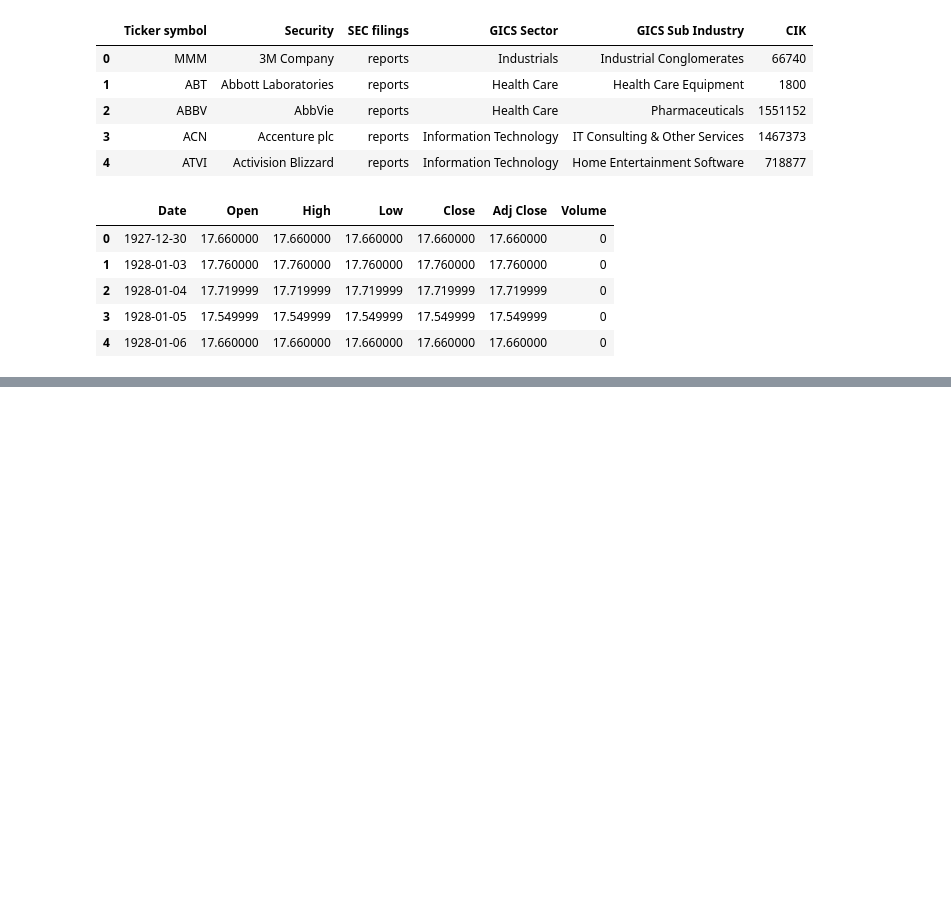
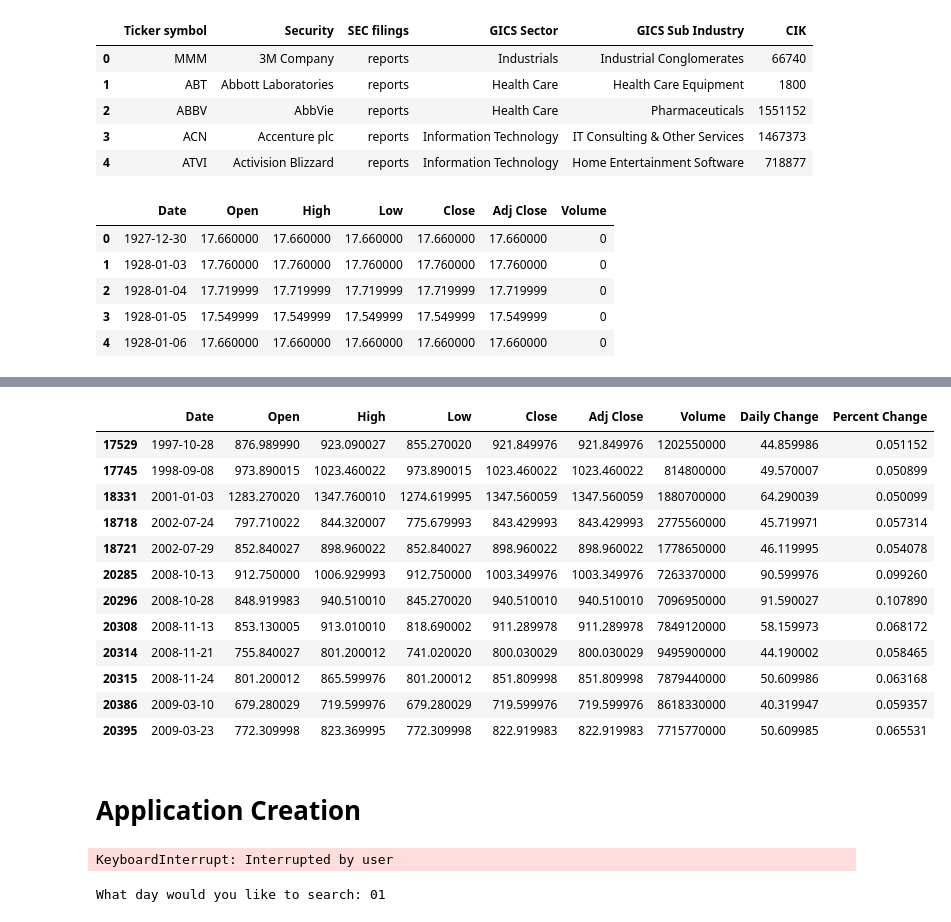
Before and after one commit to Bonjanette/project-one, a Jupyter notebook: Sentiment_Analysis.ipynb, the cells around one changed output, grey strips where cells are left out. Drawn from its saved outputs; the diff is of its cells as text; code cells hidden in the pictures; blank space fills up the shorter version.

```diff
--- a/Sentiment_Analysis.ipynb
+++ b/Sentiment_Analysis.ipynb
@@ -115,0 +258,47 @@ combined_df.head()
+# %%
+# Because the events that showed up were very important events in global financial history, I want to actually filter the data down to inclide
+#more nuanced changes in value, the kind that would happen more frequently throughout a fiscal year.
+
+spx_90_2020_df.loc[spx_90_2020_df["Percent Change"].between(0.05,0.3),:]
+# %% [output]
+|  | Date | Open | High | Low | Close | Adj Close | Volume | Daily Change | Percent Change |
+| 17529 | 1997-10-28 | 876.989990 | 923.090027 | 855.270020 | 921.849976 | 921.849976 | 1202550000 | 44.859986 | 0.051152 |
+| 17745 | 1998-09-08 | 973.890015 | 1023.460022 | 973.890015 | 1023.460022 | 1023.460022 | 814800000 | 49.570007 | 0.050899 |
+| 18331 | 2001-01-03 | 1283.270020 | 1347.760010 | 1274.619995 | 1347.560059 | 1347.560059 | 1880700000 | 64.290039 | 0.050099 |
+| 18718 | 2002-07-24 | 797.710022 | 844.320007 | 775.679993 | 843.429993 | 843.429993 | 2775560000 | 45.719971 | 0.057314 |
+| 18721 | 2002-07-29 | 852.840027 | 898.960022 | 852.840027 | 898.960022 | 898.960022 | 1778650000 | 46.119995 | 0.054078 |
+| 20285 | 2008-10-13 | 912.750000 | 1006.929993 | 912.750000 | 1003.349976 | 1003.349976 | 7263370000 | 90.599976 | 0.099260 |
+| 20296 | 2008-10-28 | 848.919983 | 940.510010 | 845.270020 | 940.510010 | 940.510010 | 7096950000 | 91.590027 | 0.107890 |
+| 20308 | 2008-11-13 | 853.130005 | 913.010010 | 818.690002 | 911.289978 | 911.289978 | 7849120000 | 58.159973 | 0.068172 |
+| 20314 | 2008-11-21 | 755.840027 | 801.200012 | 741.020020 | 800.030029 | 800.030029 | 9495900000 | 44.190002 | 0.058465 |
+| 20315 | 2008-11-24 | 801.200012 | 865.599976 | 801.200012 | 851.809998 | 851.809998 | 7879440000 | 50.609986 | 0.063168 |
+| 20386 | 2009-03-10 | 679.280029 | 719.599976 | 679.280029 | 719.599976 | 719.599976 | 8618330000 | 40.319947 | 0.059357 |
+| 20395 | 2009-03-23 | 772.309998 | 823.369995 | 772.309998 | 822.919983 | 822.919983 | 7715770000 | 50.609985 | 0.065531 |
+# %% [markdown]
+# Application Creation
+# %%
+# We would like our application to take a date input and output a list of headlines from the date selected as well as 5
+#entries before and after the date selected.
+
+# We will need to just limit and customize the output to what serves our purposes
+# Save config information
+
+# Base url
+url = "https://api.nytimes.com/svc/archive/v1/"
+
+# Here is where we will set the publish date as an input value
+year = input("What year would you like to search: ")
+month =input("What month would you like to search: ")
+
+
+# Build query URL - change url to just look for pub_date
+query_url = url + year + "/" + month + ".json?api-key=" + api_key
+# Get NYT headline data
+NYT_response = requests.get(query_url).json()
+
+
+# Get the temperature from the response
+
+# convert the date time format into the same format as the combined_df by getting rid of the last 14 digits.
+# %% [output]
+KeyboardInterrupt: Interrupted by user
@@ -115,0 +320,21 @@ combined_df.head()
+# %%
+#create NYT dataframe
+NYT_dict = {
+    "headline": headline,
+    "News Desk": news_desk,
+    "Section": section,
+    "Date": date
+}
+NYT_df = pd.DataFrame(NYT_dict)
+NYT_df[["Date","Time"]] = NYT_df.Date.str.split("T",expand = True)
+# input pub date
+day = input("What day would you like to search: ")
+#BUild pub_date string
+pub_date = f'{year}-{month}-{day}'
+pub_date = datetime.strptime(pub_date,'%Y-%m-%d')
+pub_date = (pub_date) - timedelta(days = 3)
+#NYT_df["Day"] = NYT_df["Date"].str.slice(start = 8)
+NYT_df = NYT_df.drop(["Time"], axis = 1)
+#filter data by pub_date
+# %% [output]
+What day would you like to search: 01
```
Also changed, not shown: parts of 15 cells of this notebook, 3 other files.
